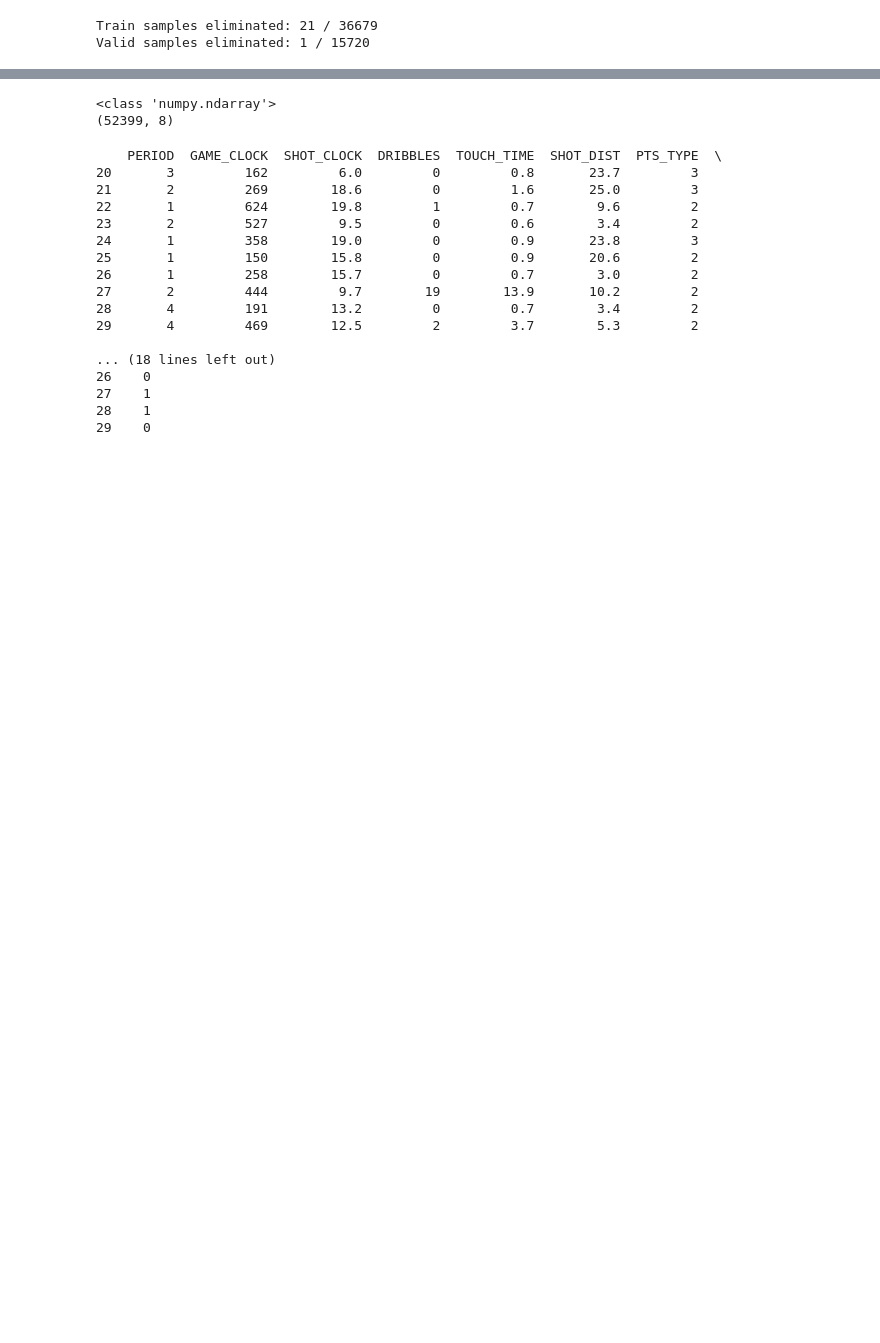
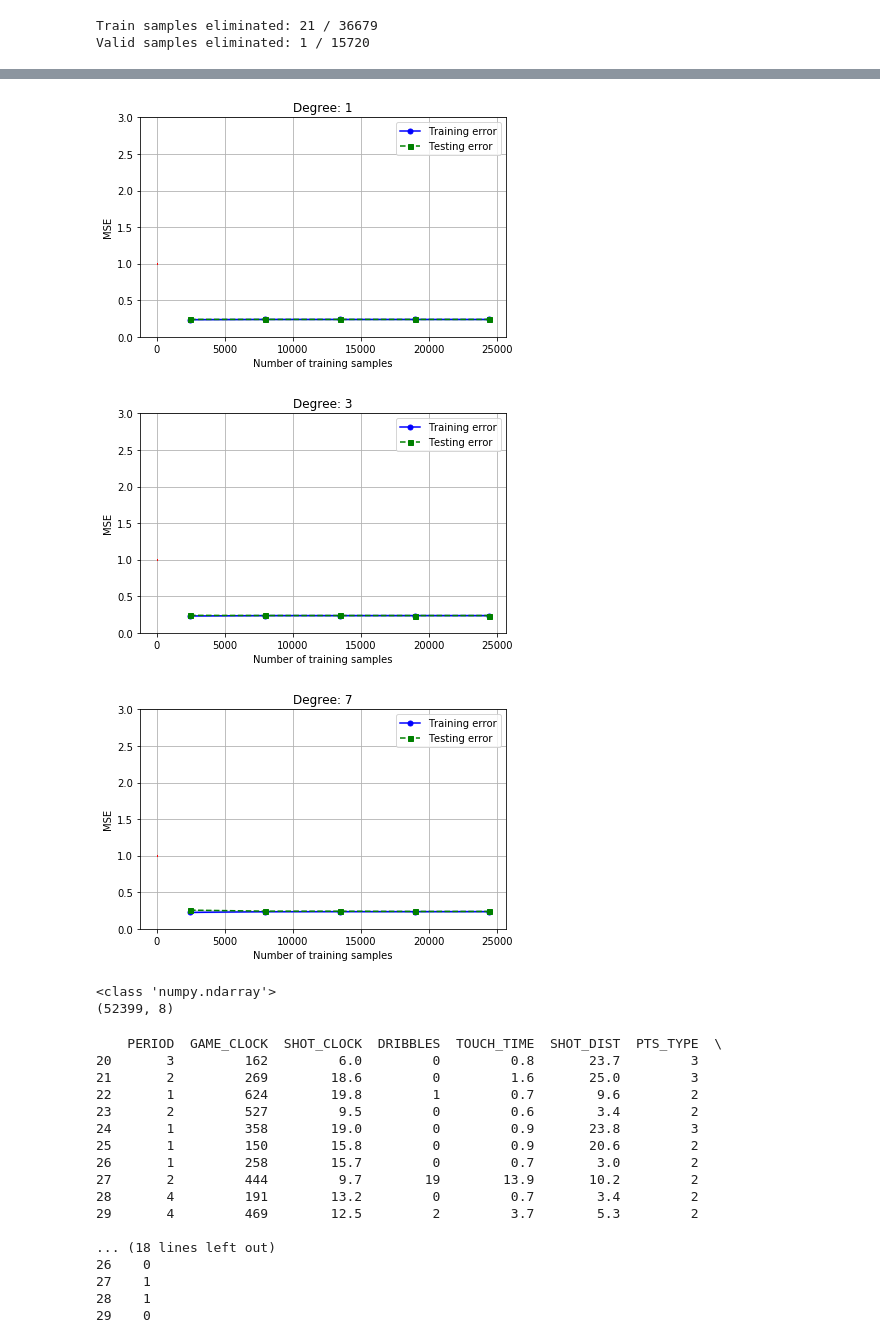
Before and after one commit to BeyondCloud/DL, a Jupyter notebook: HW5/Lab05_106061514.ipynb, the cells around one changed output, grey strips where cells are left out. Drawn from its saved outputs; the diff is of its cells as text; code cells hidden in the pictures; blank space fills up the shorter version.

```diff
--- a/HW5/Lab05_106061514.ipynb
+++ b/HW5/Lab05_106061514.ipynb
@@ -220,3 +229,56 @@ class LinearRegressionGD(object):
+# %%
+def mse(model, X, y):
+    return ((model.predict(X) - y)**2).mean()
+from sklearn.learning_curve import learning_curve
+
+num_data = 120
+sigma = 1
+degree = [1, 3, 7]
+
+for d in degree:
+    poly = PolynomialFeatures(degree=d)
+    X = poly.fit_transform(X_train_selected)
+
+    lr = LinearRegression()
+    train_sizes, train_scores, test_scores = learning_curve(estimator=lr, X=X, y=y_train_masked, scoring=mse)
+
+    train_mean = np.mean(train_scores, axis=1)
+    train_std = np.std(train_scores, axis=1)
+    test_mean = np.mean(test_scores, axis=1)
+    test_std = np.std(test_scores, axis=1)
+
+    plt.plot(train_sizes, train_mean,
+        color='blue', marker='o',
+        markersize=5,
+        label='Training error')
+    plt.fill_between(train_sizes,
+        train_mean+train_std,
+        train_mean-train_std,
+        alpha=0.15, color='blue')
+
+    plt.plot(train_sizes, test_mean,
+        color='green', linestyle='--',
+        marker='s', markersize=5,
+        label='Testing error')
+    plt.fill_between(train_sizes,
+        test_mean+test_std,
+        test_mean-test_std,
+        alpha=0.15, color='green')
+
+    plt.hlines(y=sigma, xmin=0, xmax=80, color='red', linewidth=2, linestyle='--')
+
+    plt.title('Degree: %d' % d)
+    plt.grid()
+    plt.xlabel('Number of training samples')
+    plt.ylabel('MSE')
+    plt.legend(loc='upper right')
+    plt.ylim([0, 3])
+    plt.tight_layout()
+    plt.show()
+# %% [output]
+[figure, added]
+[figure, added]
+[figure, added]
 # %%
 def pd2np(df):
     return df.as_matrix()
```
Also changed, not shown: parts of 4 cells of this notebook, 1 other file.
